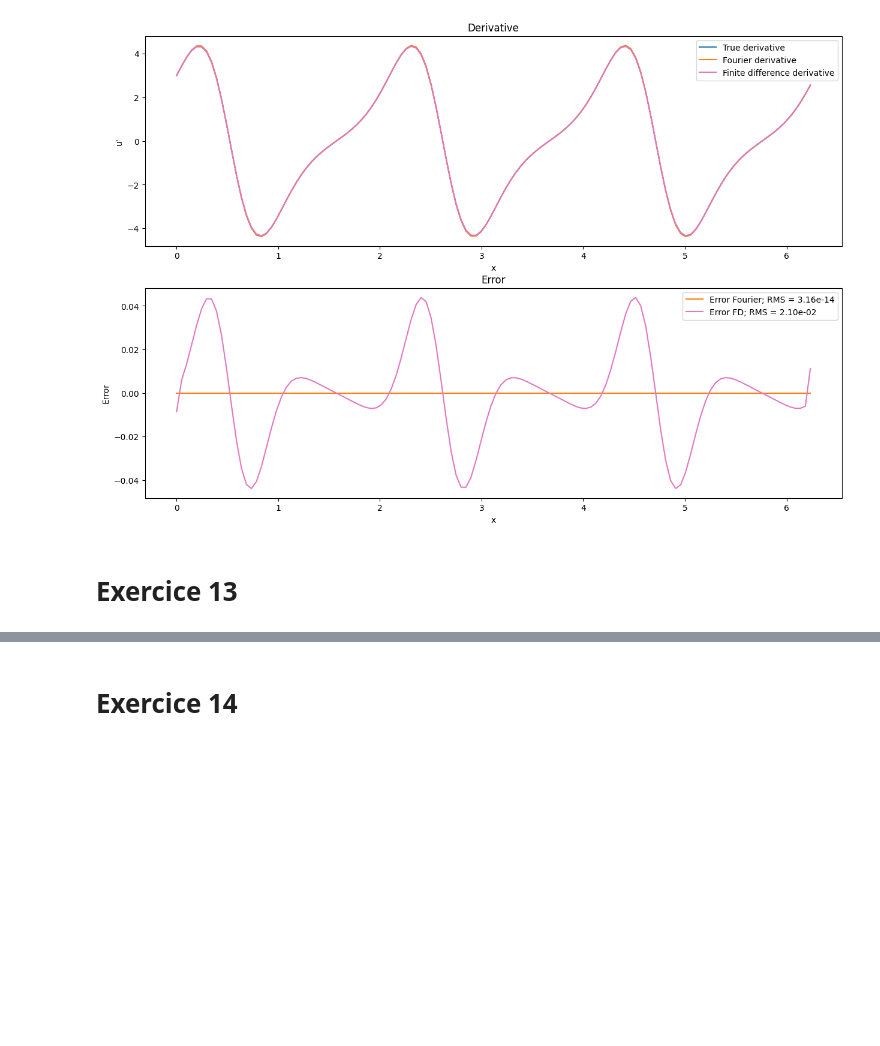
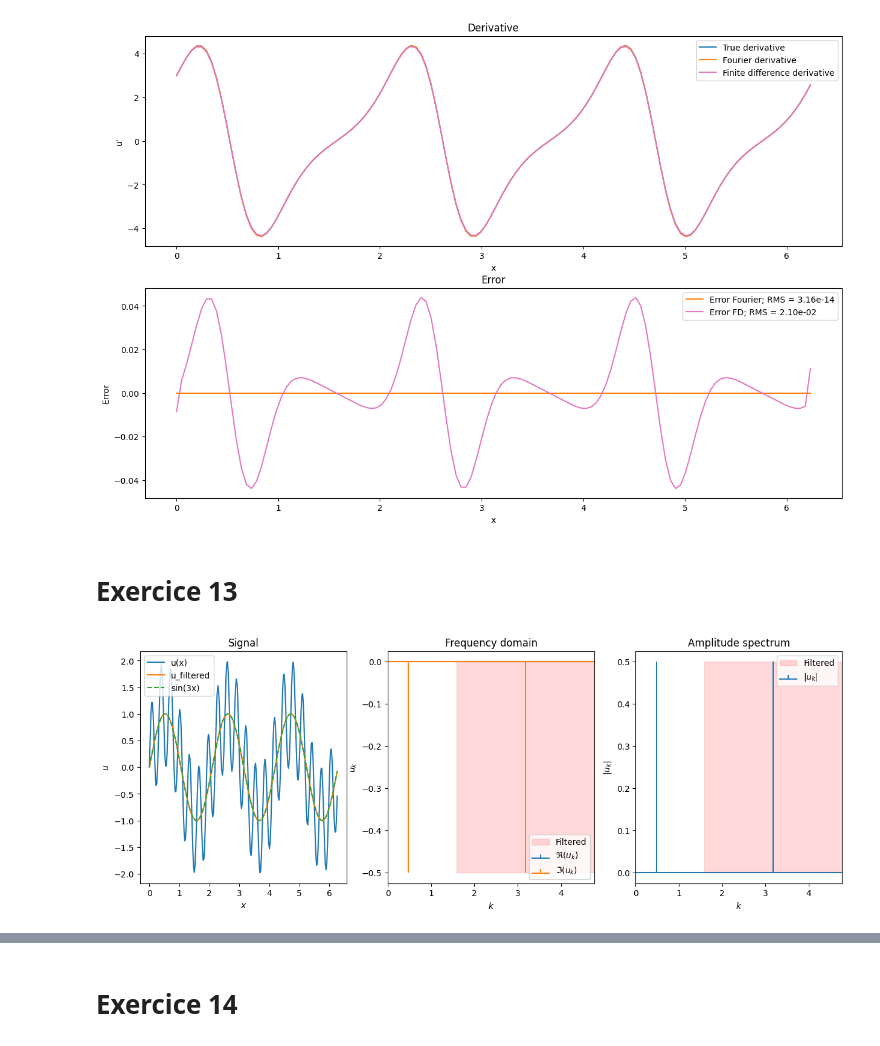
Before and after one commit to sablonl/LPHYS1303-Notebooks, a Jupyter notebook: Spectral.ipynb, the cells around one changed output, grey strips where cells are left out. Saved outputs shown, nothing was run; the diff lists cells and outputs as text; code cells hidden in the pictures; blank space fills up the shorter version.

```diff
--- a/Spectral.ipynb
+++ b/Spectral.ipynb
@@ -299,0 +320,61 @@ plt.show()
+# %%
+import numpy as np
+from numpy.fft import *
+import matplotlib.pyplot as plt
+
+L = 2*np.pi
+N = 2**8
+
+x = np.linspace(0, L, N, endpoint=False)
+# Input function
+def f(x): return np.sin(3*x) + np.sin(20*x)
+# => freqs = [3/(2*np.pi), 20/(2*np.pi)]
+
+# On utilise rfft pour les fonctions réelles qui est optimisée et ne performe le calcul que sur les fréquences positives
+# car la transformée de Fourier d'une fonction réelle est conjuguée symétrique
+
+
+u = f(x)
+freqs = rfftfreq(N, L/N)
+u_k = rfft(u)
+
+u_filtered_k = np.zeros(len(u_k), dtype=complex)
+mask = np.abs(freqs) < 10.0/(2*np.pi)
+u_filtered_k[mask] = u_k[mask]
+
+u_filtered = irfft(u_filtered_k)
+
+fig, ax = plt.subplots(1, 3, figsize=(15, 5))
+
+ax[0].plot(x, u, label="u(x)", c='C0')
+ax[0].plot(x, u_filtered, label="u_filtered", c='C1')
+ax[0].plot(x, np.sin(3*x), label="sin(3x)", c='C2', linestyle='--')
+ax[0].set_title("Signal")
+ax[0].set_xlabel("$x$")
+ax[0].set_ylabel("$u$")
+ax[0].legend()
+
+ax[1].stem(freqs, np.real(u_k) / N, label="$\Re(u_k)$",
+           markerfmt=" ", basefmt="C0")
+ax[1].stem(freqs, np.imag(u_k) / N, label="$\Im(u_k)$",
+           markerfmt=" ", basefmt="C1", linefmt="C1")
+ax[1].fill_between(freqs, np.min(np.real(u_k) + np.imag(u_k)) / N, np.max(np.real(
+    u_k) + np.imag(u_k)) / N, where=~mask, color='red', alpha=0.15, label="Filtered")
+ax[1].set_title("Frequency domain")
+ax[1].set_xlabel("$k$")
+ax[1].set_ylabel("$u_k$")
+ax[1].set_xbound(0.0, 30.0/L)
+ax[1].legend()
+
+ax[2].stem(freqs, np.abs(u_k) / N, markerfmt=" ", basefmt="C0", label="$|u_k|$")
+ax[2].fill_between(freqs, np.min(np.abs(u_k)) / N, np.max(
+    np.abs(u_k)) / N, where=~mask, color='red', alpha=0.15, label="Filtered")
+ax[2].set_title("Amplitude spectrum")
+ax[2].set_xlabel("$k$")
+ax[2].set_ylabel("$|u_k|$")
+ax[2].set_xbound(0.0, 30.0/L)
+ax[2].legend()
+
+plt.show()
+# %% [output]
+[figure, added]
```
Also changed, not shown: parts of 14 cells of this notebook.
